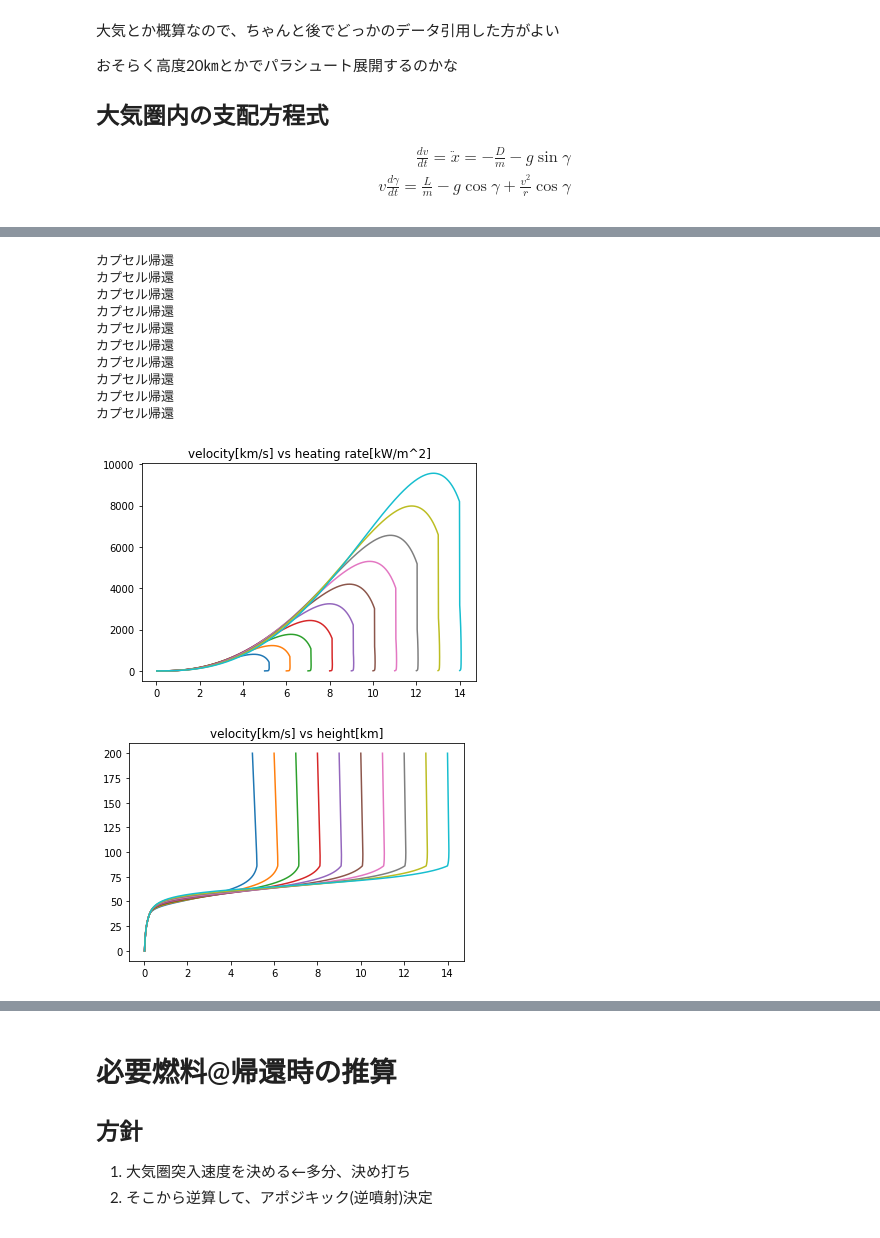
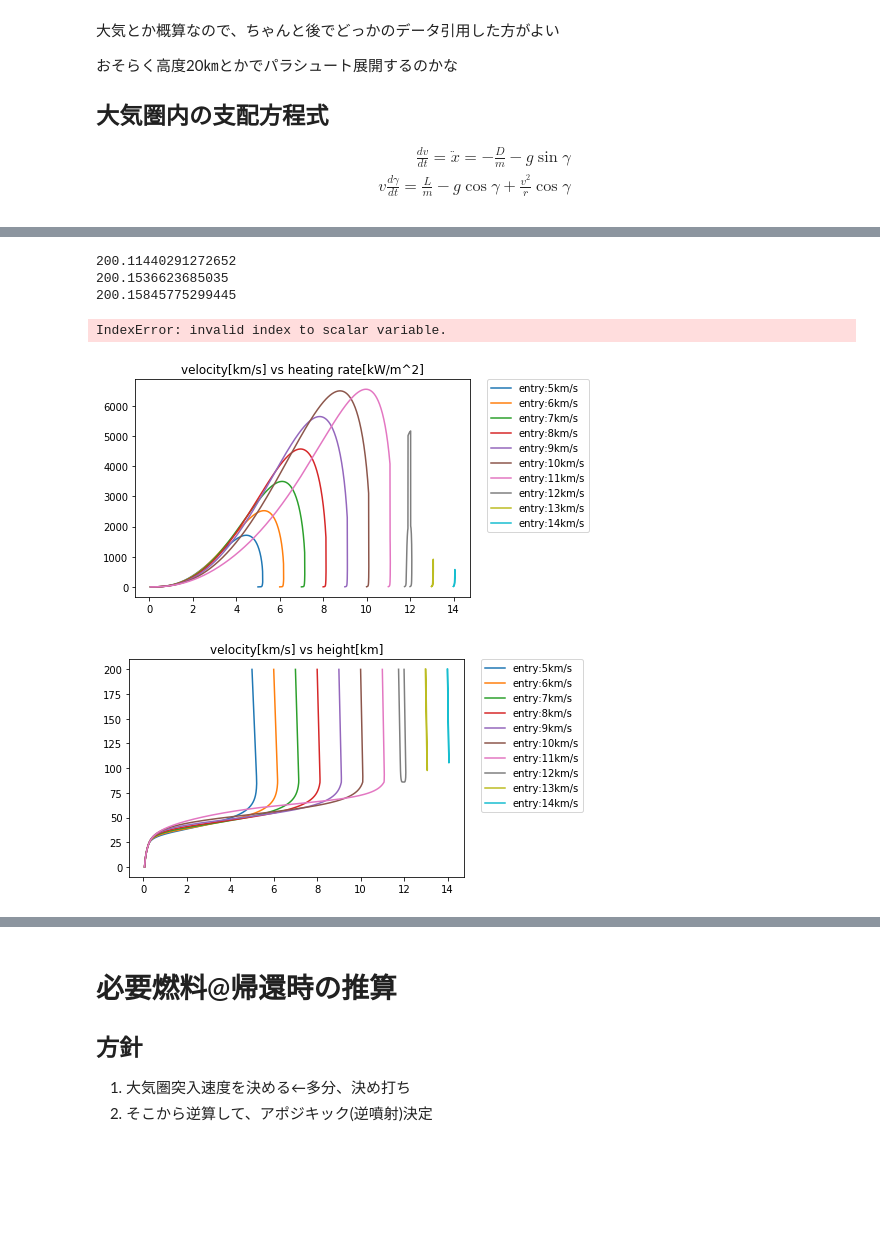
Before and after one commit to kminoda/seed_bank_in_space, a Jupyter notebook: src/delta_v_simu.ipynb, the cells around one changed output, grey strips where cells are left out. Cells and saved outputs as stored; diff of their text form; code cells hidden in the pictures; blank space fills up the shorter version.

Commit message:
graph change

```diff
--- a/src/delta_v_simu.ipynb
+++ b/src/delta_v_simu.ipynb
@@ -52,7 +52,7 @@ v_reEntry = 8.0 #再突入の速度(一例)[km/s]
 gamma_reEntry = -5.0 #再突入時の経路角(結構浅め)[deg]
 
 #機体によるので、あとで
-M_capcell = 16.3 #はやぶさ参照[kg]
+M_capcell = 80.0 #はやぶさ参照[kg]
 A = 0.2 #ハヤブサよりちょい大きめ[kg]
 Rn = 0.2#てきとー
 
@@ -210,40 +209,37 @@ plt.show()
+# %%
+v_ent_lst = np.arange(5,15,1)
+gamma_ent = -8
+#plt.figure(figsize=(6,8))
+height_lst = []
+v_lst = []
+heat_lst = []
+for v_ent in v_ent_lst:
+    #print(v_ent)
+    time, height, v, gamma, heat_rate = re_entry(v_ent, gamma_ent)
+    height_lst.append(height)
+    v_lst.append(v)
+    heat_lst.append(heat_rate)
+# %% [output]
+200.11440291272652
+200.1536623685035
+200.15845775299445
+IndexError: invalid index to scalar variable.
 # %%
-v_ent_lst = np.arange(5,15,1)
-gamma_ent = -10
-#plt.figure(figsize=(6,8))
-height_lst = []
-v_lst = []
-heat_lst = []
-for v_ent in v_ent_lst:
-    #print(v_ent)
-    time, height, v, gamma, heat_rate = re_entry(v_ent, gamma_ent)
-    height_lst.append(height)
-    v_lst.append(v)
-    heat_lst.append(heat_rate)
-
 for i in range(len(v_lst)):
-    plt.plot(v_lst[i], heat_lst[i])
+    plt.plot(v_lst[i], heat_lst[i], label="entry:"+str(v_ent_lst[i])+"km/s")
     plt.title("velocity[km/s] vs heating rate[kW/m^2]")
+plt.legend(bbox_to_anchor=(1.05, 1), loc=2, borderaxespad=0.)
 plt.savefig('../output/reentry_v-heatrate.png',dpi=100)
 plt.show()
 
 for i in range(len(v_lst)):
-    plt.plot(v_lst[i], height_lst[i])
+    plt.plot(v_lst[i], height_lst[i], label="entry:"+str(v_ent_lst[i])+"km/s")
     plt.title("velocity[km/s] vs height[km]")
+plt.legend(bbox_to_anchor=(1.05, 1), loc=2, borderaxespad=0.)
 plt.savefig('../output/reentry_v-height.png',dpi=100)
 plt.show()
 # %% [output]
-カプセル帰還
-カプセル帰還
-カプセル帰還
-カプセル帰還
-カプセル帰還
-カプセル帰還
-カプセル帰還
-カプセル帰還
-カプセル帰還
-カプセル帰還
-[figure, old version]
+[figure, new version]
-[figure, old version]
+[figure, new version]
 # %%
 v_ent_lst = np.arange(5,15,1)
```
Also changed, not shown: parts of 9 cells of this notebook, 3 other files.
